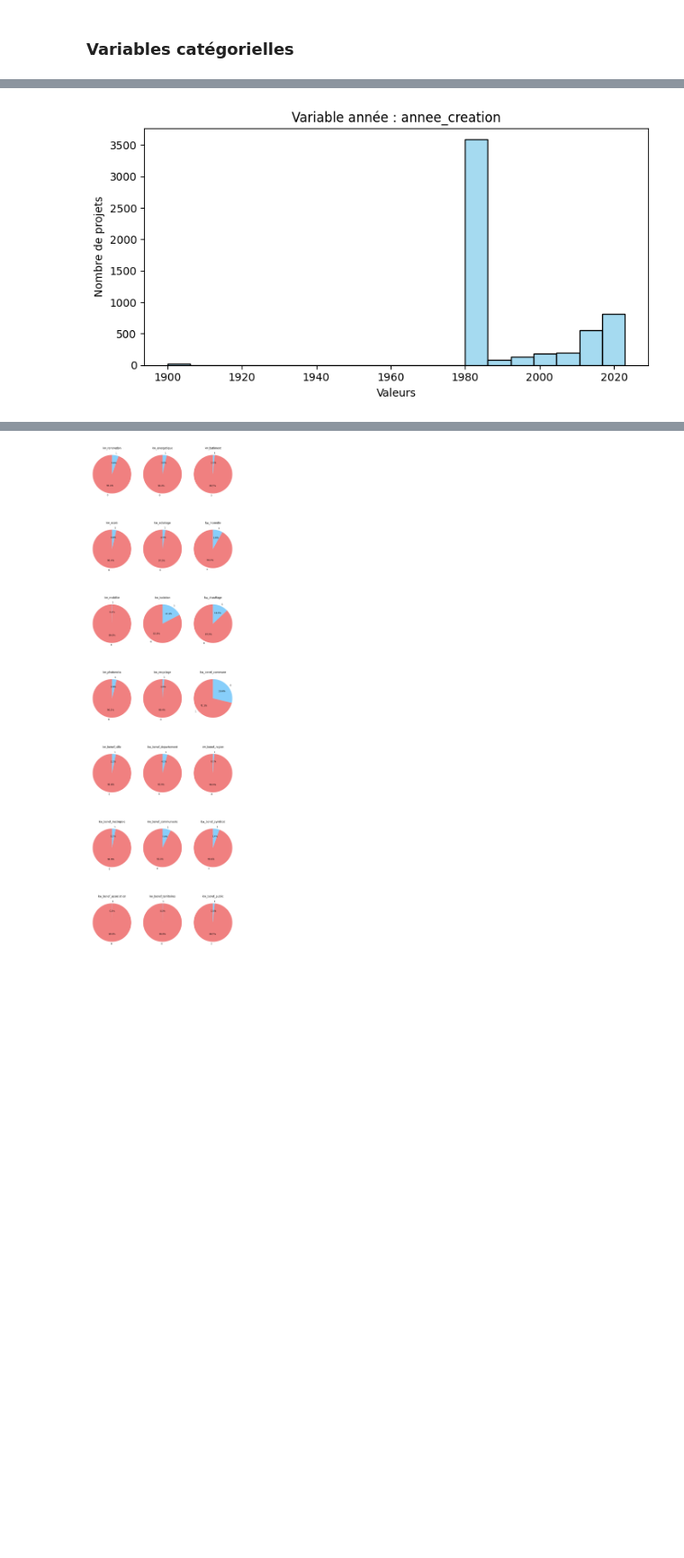
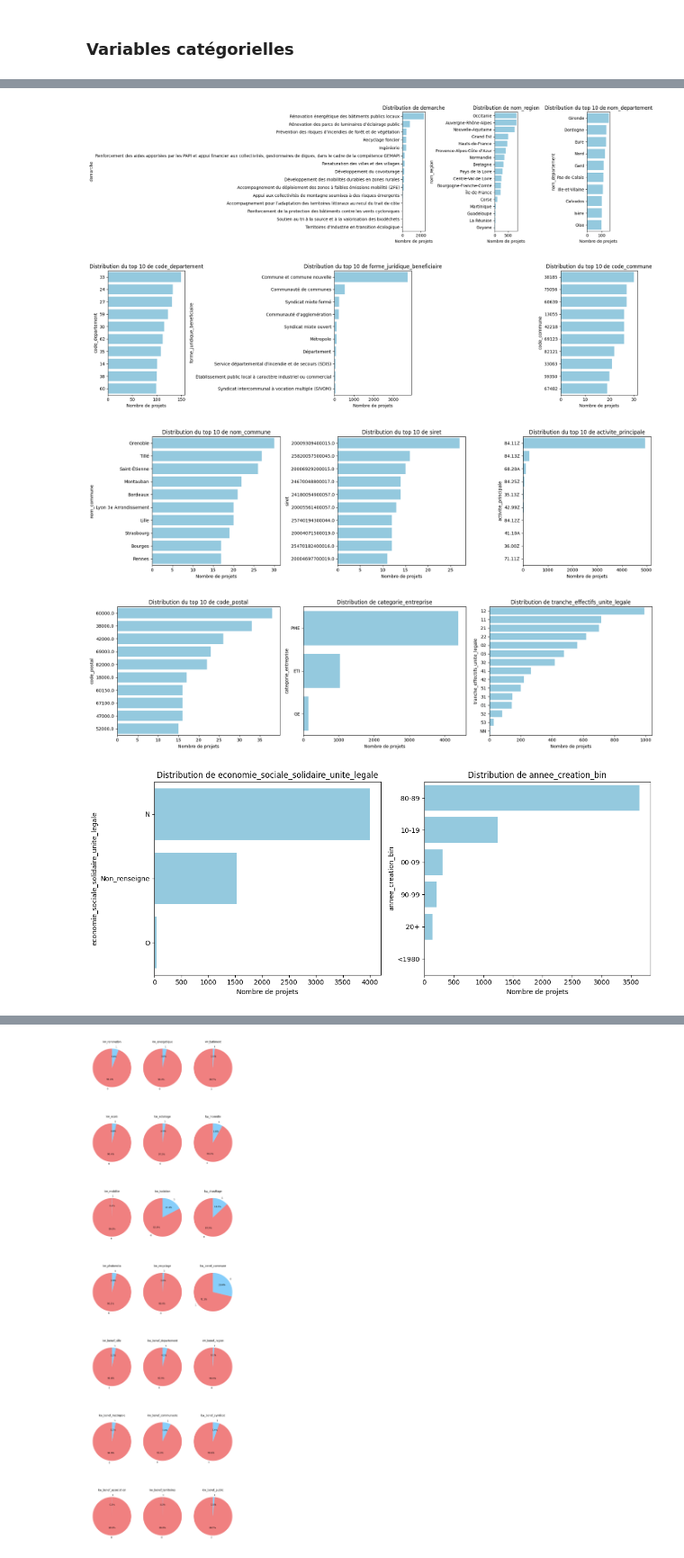
Before and after one commit to Isahrv/projet_methodes_agregations, a Jupyter notebook: code.ipynb, the cells around one changed output, grey strips where cells are left out. Shown at 90% size. Cells and saved outputs as stored; diff of their text form; code cells hidden in the pictures; blank space fills up the shorter version.

```diff
--- a/code.ipynb
+++ b/code.ipynb
@@ -598,27 +560,49 @@ for i in range(0, len(cat_cols), n_cols):
-# %%
-# Variables "années"
-year_cols = [c for c in df.select_dtypes('int32').columns]
-
-# Fonction pour créer les plots en grid
-def plot_int_vars(columns, title_prefix):
-    n_cols = 2
-    n_rows = (len(columns) + n_cols - 1) // n_cols
-    fig, axes = plt.subplots(n_rows, n_cols, figsize=(14, n_rows*4))
-    axes = axes.flatten()
-
-    for i, col in enumerate(columns):
-        sns.histplot(df[col], kde=False, bins=20, color="skyblue", ax=axes[i])
-        axes[i].set_title(f"{title_prefix} : {col}")
-        axes[i].set_xlabel("Valeurs")
-        axes[i].set_ylabel("Nombre de projets")
-
-    for j in range(i+1, len(axes)):
-        fig.delaxes(axes[j])
-
-    plt.tight_layout()
-    plt.show()
-
-if year_cols:
-    plot_int_vars(year_cols, "Variable année")
-# %% [output]
-[figure, removed]
+# %%
+# Distribution des variables catégorielles (subplots)
+# Variables catégorielles avec + de 20 modalités
+# nom_departement, code_departement, forme_juridique_beneficiaire, code_commune, nom_commune, siret, code_postal, activite_principale
+
+# Variables catégorielles avec - de 20 modalités
+# demarche, nom_region, categorie_entreprise, tranche_effectif_unite_legale, economie_sociale_solidaire_unite_legale, nb_projet_siret, annee_creation_bin
+
+cat_cols = df.select_dtypes('category').columns.tolist()
+n_cols = 3  # nombre de graphiques par ligne
+
+for i in range(0, len(cat_cols), n_cols):
+    cols_slice = cat_cols[i:i+n_cols]
+    fig, axes = plt.subplots(1, len(cols_slice), figsize=(6*len(cols_slice), 5))
+
+    if len(cols_slice) == 1:
+        axes = [axes]
+
+    for ax, col in zip(axes, cols_slice):
+        vc = df[col].value_counts()
+
+        # règle < 20 modalités / >= 20 modalités (dans ce cas, affiche uniquement les 10 modalités les plus présentes)
+        if vc.shape[0] < 20:
+            order = vc.index
+            title = f"Distribution de {col}"
+        else:
+            order = vc.head(10).index
+            title = f"Distribution du top 10 de {col}"
+
+        sns.countplot(
+            y=col,
+            data=df,
+            order=order,
+            color="skyblue",
+            ax=ax
+        )
+
+        ax.set_title(title, fontsize=12)
+        ax.set_xlabel("Nombre de projets")
+        ax.set_ylabel(col)
+
+    plt.tight_layout()
+    plt.show()
+# %% [output]
+[figure, added]
+[figure, added]
+[figure, added]
+[figure, added]
+[figure, added]
```
Also changed, not shown: parts of 12 cells of this notebook.
